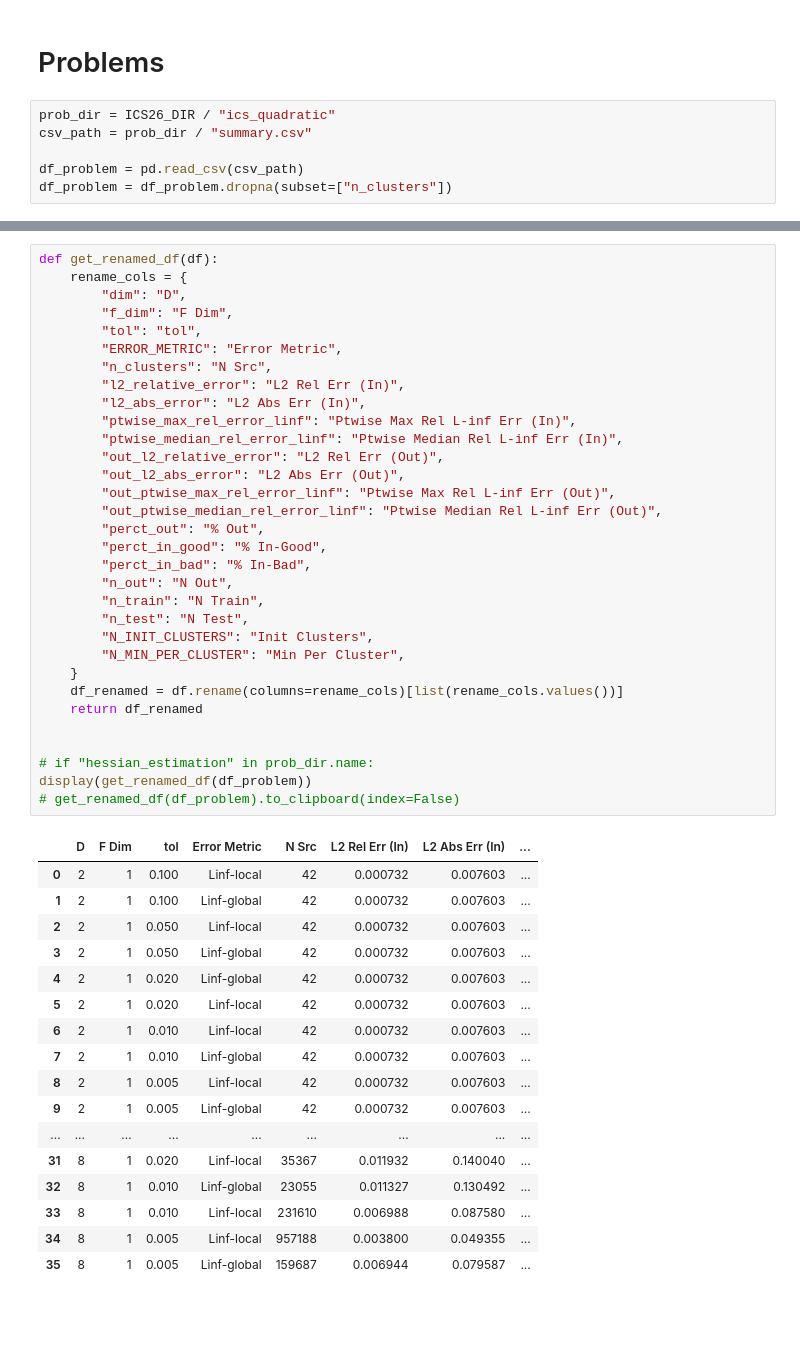
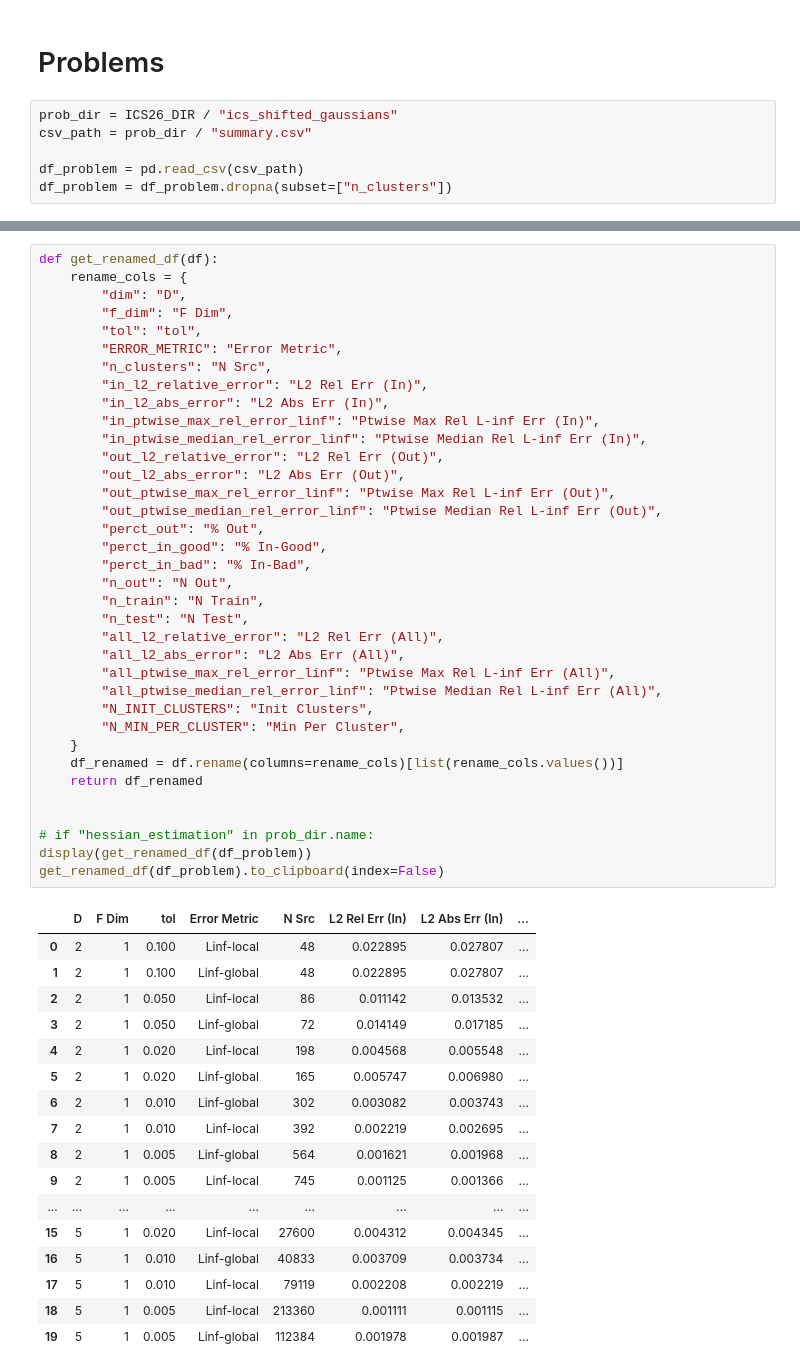
Before and after one commit to ut-padas/affini, a Jupyter notebook: ics26_eda.ipynb, the cells around one changed output, grey strips where cells are left out. Drawn from its saved outputs; the diff is of its cells as text; blank space fills up the shorter version.

```diff
--- a/ics26_eda.ipynb
+++ b/ics26_eda.ipynb
@@ -176,7 +177,7 @@ def plot_percentage_metrics(df):
 # %% [markdown]
 # Problems
 # %%
-prob_dir = ICS26_DIR / "ics_quadratic"
+prob_dir = ICS26_DIR / "ics_shifted_gaussians"
 csv_path = prob_dir / "summary.csv"
 
 df_problem = pd.read_csv(csv_path)
@@ -228,50 +224,54 @@ else:
 # %%
 def get_renamed_df(df):
     rename_cols = {
         "dim": "D",
         "f_dim": "F Dim",
         "tol": "tol",
         "ERROR_METRIC": "Error Metric",
         "n_clusters": "N Src",
-        "l2_relative_error": "L2 Rel Err (In)",
-        "l2_abs_error": "L2 Abs Err (In)",
-        "ptwise_max_rel_error_linf": "Ptwise Max Rel L-inf Err (In)",
-        "ptwise_median_rel_error_linf": "Ptwise Median Rel L-inf Err (In)",
+        "in_l2_relative_error": "L2 Rel Err (In)",
+        "in_l2_abs_error": "L2 Abs Err (In)",
+        "in_ptwise_max_rel_error_linf": "Ptwise Max Rel L-inf Err (In)",
+        "in_ptwise_median_rel_error_linf": "Ptwise Median Rel L-inf Err (In)",
         "out_l2_relative_error": "L2 Rel Err (Out)",
         "out_l2_abs_error": "L2 Abs Err (Out)",
         "out_ptwise_max_rel_error_linf": "Ptwise Max Rel L-inf Err (Out)",
         "out_ptwise_median_rel_error_linf": "Ptwise Median Rel L-inf Err (Out)",
         "perct_out": "% Out",
         "perct_in_good": "% In-Good",
         "perct_in_bad": "% In-Bad",
         "n_out": "N Out",
         "n_train": "N Train",
         "n_test": "N Test",
+        "all_l2_relative_error": "L2 Rel Err (All)",
+        "all_l2_abs_error": "L2 Abs Err (All)",
+        "all_ptwise_max_rel_error_linf": "Ptwise Max Rel L-inf Err (All)",
+        "all_ptwise_median_rel_error_linf": "Ptwise Median Rel L-inf Err (All)",
         "N_INIT_CLUSTERS": "Init Clusters",
         "N_MIN_PER_CLUSTER": "Min Per Cluster",
     }
     df_renamed = df.rename(columns=rename_cols)[list(rename_cols.values())]
     return df_renamed
 
 
 # if "hessian_estimation" in prob_dir.name:
 display(get_renamed_df(df_problem))
-# get_renamed_df(df_problem).to_clipboard(index=False)
+get_renamed_df(df_problem).to_clipboard(index=False)
 # %% [output]
 |  | D | F Dim | tol | Error Metric | N Src | L2 Rel Err (In) | L2 Abs Err (In) | ... |
-| 0 | 2 | 1 | 0.100 | Linf-local | 42 | 0.000732 | 0.007603 | ... |
-| 1 | 2 | 1 | 0.100 | Linf-global | 42 | 0.000732 | 0.007603 | ... |
-| 2 | 2 | 1 | 0.050 | Linf-local | 42 | 0.000732 | 0.007603 | ... |
-| 3 | 2 | 1 | 0.050 | Linf-global | 42 | 0.000732 | 0.007603 | ... |
-| 4 | 2 | 1 | 0.020 | Linf-global | 42 | 0.000732 | 0.007603 | ... |
-| 5 | 2 | 1 | 0.020 | Linf-local | 42 | 0.000732 | 0.007603 | ... |
-| 6 | 2 | 1 | 0.010 | Linf-local | 42 | 0.000732 | 0.007603 | ... |
-| 7 | 2 | 1 | 0.010 | Linf-global | 42 | 0.000732 | 0.007603 | ... |
-| 8 | 2 | 1 | 0.005 | Linf-local | 42 | 0.000732 | 0.007603 | ... |
-| 9 | 2 | 1 | 0.005 | Linf-global | 42 | 0.000732 | 0.007603 | ... |
+| 0 | 2 | 1 | 0.100 | Linf-local | 48 | 0.022895 | 0.027807 | ... |
+| 1 | 2 | 1 | 0.100 | Linf-global | 48 | 0.022895 | 0.027807 | ... |
+| 2 | 2 | 1 | 0.050 | Linf-local | 86 | 0.011142 | 0.013532 | ... |
+| 3 | 2 | 1 | 0.050 | Linf-global | 72 | 0.014149 | 0.017185 | ... |
+| 4 | 2 | 1 | 0.020 | Linf-local | 198 | 0.004568 | 0.005548 | ... |
+| 5 | 2 | 1 | 0.020 | Linf-global | 165 | 0.005747 | 0.006980 | ... |
+| 6 | 2 | 1 | 0.010 | Linf-global | 302 | 0.003082 | 0.003743 | ... |
+| 7 | 2 | 1 | 0.010 | Linf-local | 392 | 0.002219 | 0.002695 | ... |
+| 8 | 2 | 1 | 0.005 | Linf-global | 564 | 0.001621 | 0.001968 | ... |
+| 9 | 2 | 1 | 0.005 | Linf-local | 745 | 0.001125 | 0.001366 | ... |
 | ... | ... | ... | ... | ... | ... | ... | ... | ... |
-| 31 | 8 | 1 | 0.020 | Linf-local | 35367 | 0.011932 | 0.140040 | ... |
-| 32 | 8 | 1 | 0.010 | Linf-global | 23055 | 0.011327 | 0.130492 | ... |
-| 33 | 8 | 1 | 0.010 | Linf-local | 231610 | 0.006988 | 0.087580 | ... |
-| 34 | 8 | 1 | 0.005 | Linf-local | 957188 | 0.003800 | 0.049355 | ... |
-| 35 | 8 | 1 | 0.005 | Linf-global | 159687 | 0.006944 | 0.079587 | ... |
+| 15 | 5 | 1 | 0.020 | Linf-local | 27600 | 0.004312 | 0.004345 | ... |
+| 16 | 5 | 1 | 0.010 | Linf-global | 40833 | 0.003709 | 0.003734 | ... |
+| 17 | 5 | 1 | 0.010 | Linf-local | 79119 | 0.002208 | 0.002219 | ... |
+| 18 | 5 | 1 | 0.005 | Linf-local | 213360 | 0.001111 | 0.001115 | ... |
+| 19 | 5 | 1 | 0.005 | Linf-global | 112384 | 0.001978 | 0.001987 | ... |
```
Also changed, not shown: parts of 5 cells of this notebook.
